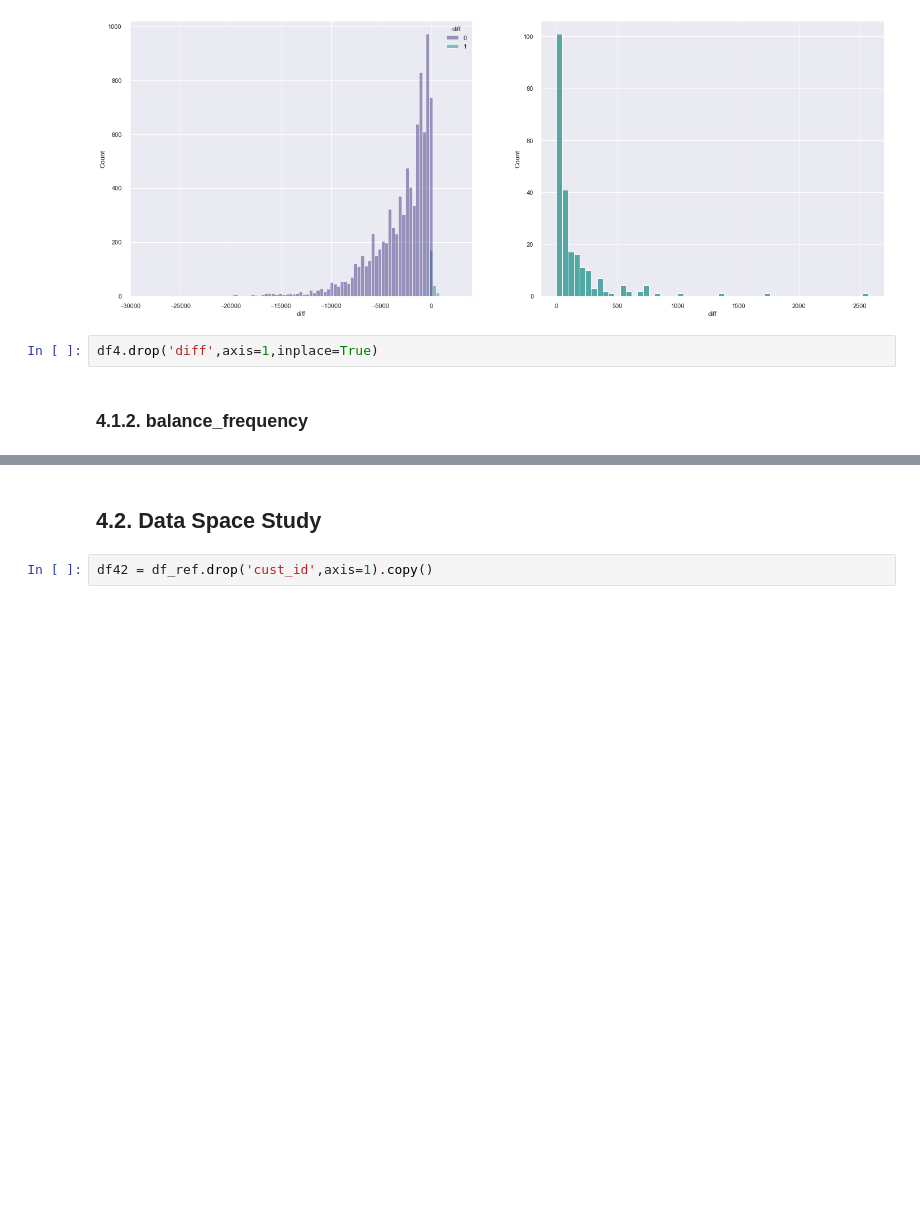
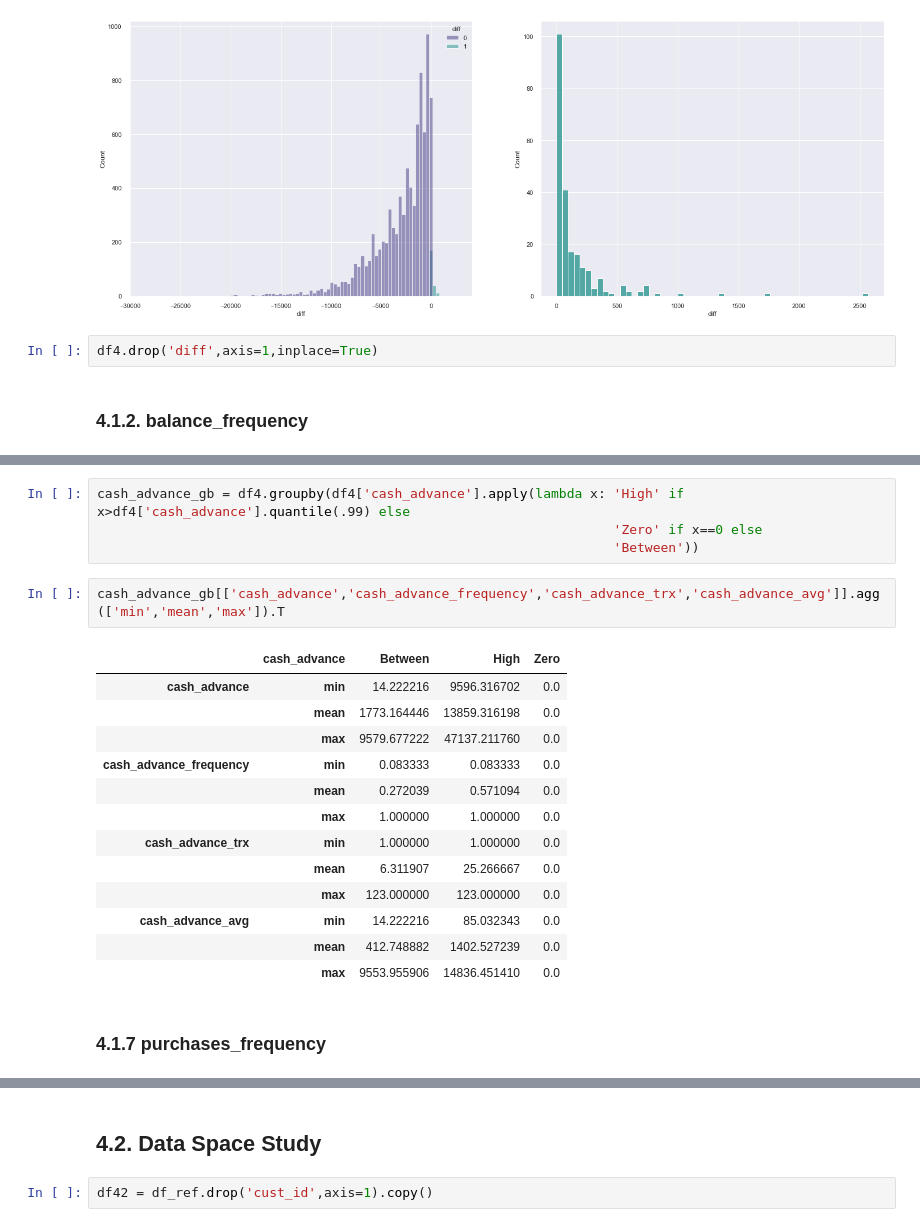
Before and after one commit to Matheus-Homem/international_bank_marketing, a Jupyter notebook: notebooks/c6_clustering_models.ipynb, the cells around one changed output, grey strips where cells are left out. Cells and saved outputs as stored; diff of their text form; blank space fills up the shorter version.

```diff
--- a/notebooks/c6_clustering_models.ipynb
+++ b/notebooks/c6_clustering_models.ipynb
@@ -446,0 +559,22 @@ pass
+# %%
+cash_advance_gb = df4.groupby(df4['cash_advance'].apply(lambda x: 'High' if x>df4['cash_advance'].quantile(.99) else
+                                                                  'Zero' if x==0 else
+                                                                  'Between'))
+# %%
+cash_advance_gb[['cash_advance','cash_advance_frequency','cash_advance_trx','cash_advance_avg']].agg(['min','mean','max']).T
+# %% [output]
+|  | cash_advance | Between | High | Zero |
+| cash_advance | min | 14.222216 | 9596.316702 | 0.0 |
+|  | mean | 1773.164446 | 13859.316198 | 0.0 |
+|  | max | 9579.677222 | 47137.211760 | 0.0 |
+| cash_advance_frequency | min | 0.083333 | 0.083333 | 0.0 |
+|  | mean | 0.272039 | 0.571094 | 0.0 |
+|  | max | 1.000000 | 1.000000 | 0.0 |
+| cash_advance_trx | min | 1.000000 | 1.000000 | 0.0 |
+|  | mean | 6.311907 | 25.266667 | 0.0 |
+|  | max | 123.000000 | 123.000000 | 0.0 |
+| cash_advance_avg | min | 14.222216 | 85.032343 | 0.0 |
+|  | mean | 412.748882 | 1402.527239 | 0.0 |
+|  | max | 9553.955906 | 14836.451410 | 0.0 |
+# %% [markdown]
+### 4.1.7 purchases_frequency
```
Also changed, not shown: parts of 75 cells of this notebook.
